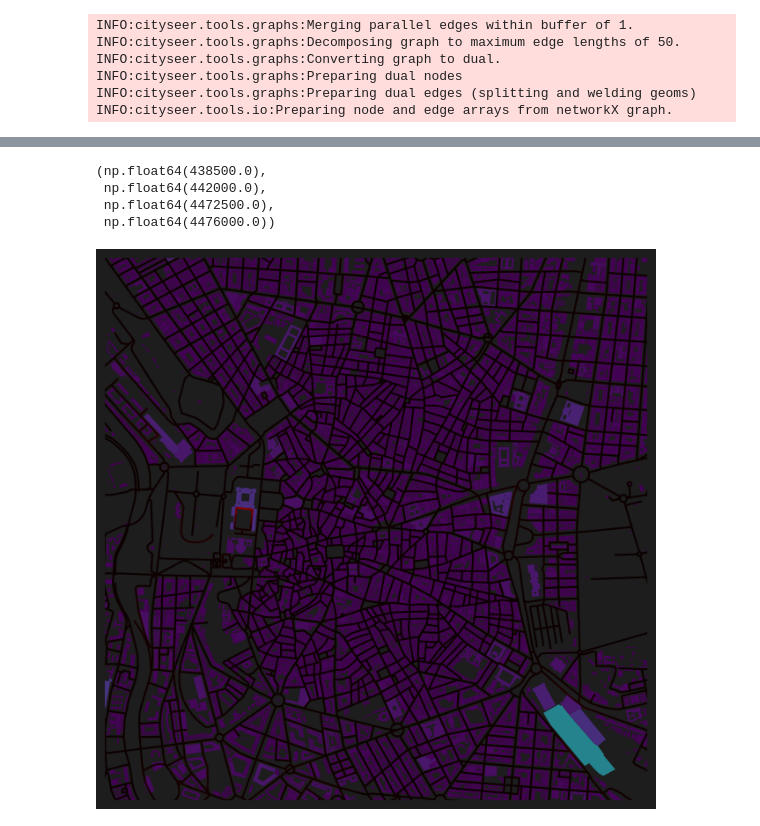
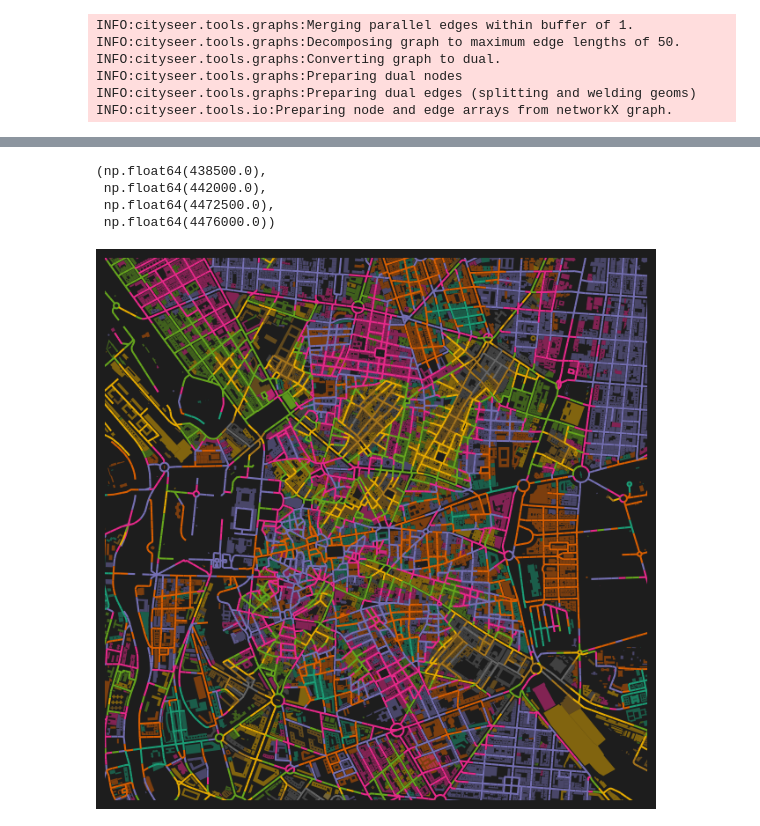
Before and after one commit to benchmark-urbanism/cityseer-examples, a Jupyter notebook: recipes/stats/gpd_stats.ipynb, the cells around one changed output, grey strips where cells are left out. Drawn from its saved outputs; the diff is of its cells as text; code cells hidden in the pictures.

```diff
--- a/recipes/stats/gpd_stats.ipynb
+++ b/recipes/stats/gpd_stats.ipynb
@@ -30,6 +41,5 @@ bldgs_gpd.head()
 # %%
-# compute pub accessibility
-distances = [100, 200, 400, 800]
+distances = [100, 200]
 nodes_gdf, bldgs_gpd = layers.compute_stats(
     bldgs_gpd,
     stats_column_labels=[
@@ -90,25 +88,28 @@ Name: cc_area_mean_400_wt, dtype: float64
 # %%
 fig, ax = plt.subplots(1, 1, figsize=(8, 8), facecolor="#1d1d1d")
 nodes_gdf.plot(
-    column="cc_area_mean_400_wt",
-    cmap="hot",
+    column="cc_orientation_mean_200_wt",
+    cmap="Dark2",
     legend=False,
-    # norm=colors.LogNorm(),  # Apply log normalization
+    vmin=0,
+    vmax=45,
     ax=ax,
 )
 bldgs_gpd.plot(
-    column="area",
-    cmap="viridis",
+    column="orientation",
+    cmap="Dark2",
     legend=False,
-    # norm=colors.LogNorm(),  # Apply log normalization
+    vmin=0,
+    vmax=45,
+    alpha=0.5,
     ax=ax,
 )
 ax.set_xlim(438500, 438500 + 3500)
 ax.set_ylim(4472500, 4472500 + 3500)
 ax.axis(False)
 # %% [output]
 (np.float64(438500.0),
  np.float64(442000.0),
  np.float64(4472500.0),
  np.float64(4476000.0))
-[figure, old version]
+[figure, new version]
```
Also changed, not shown: parts of 11 cells of this notebook, 5 other files.
